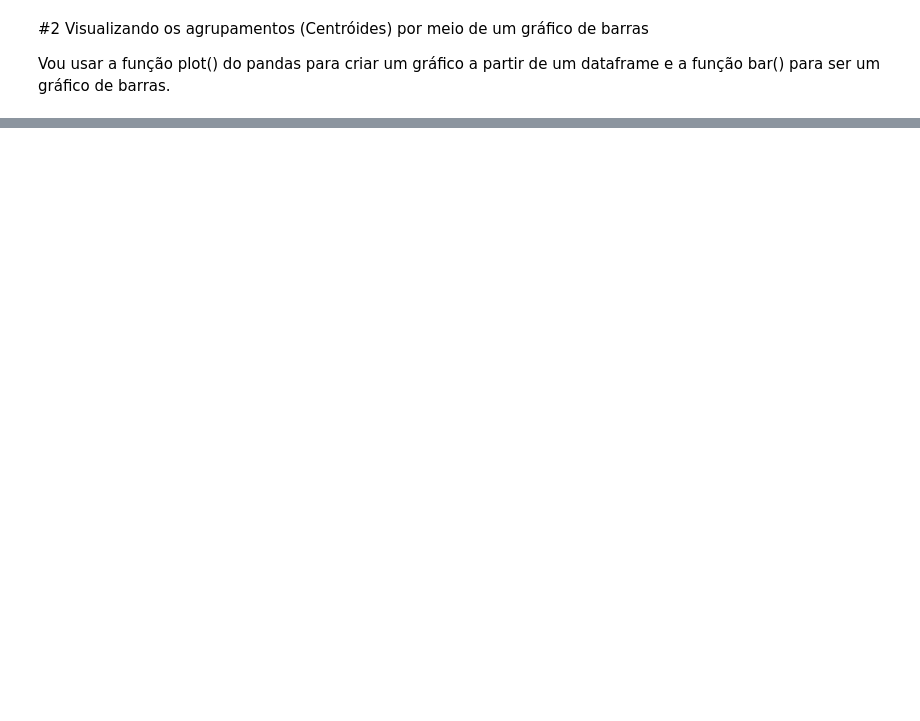
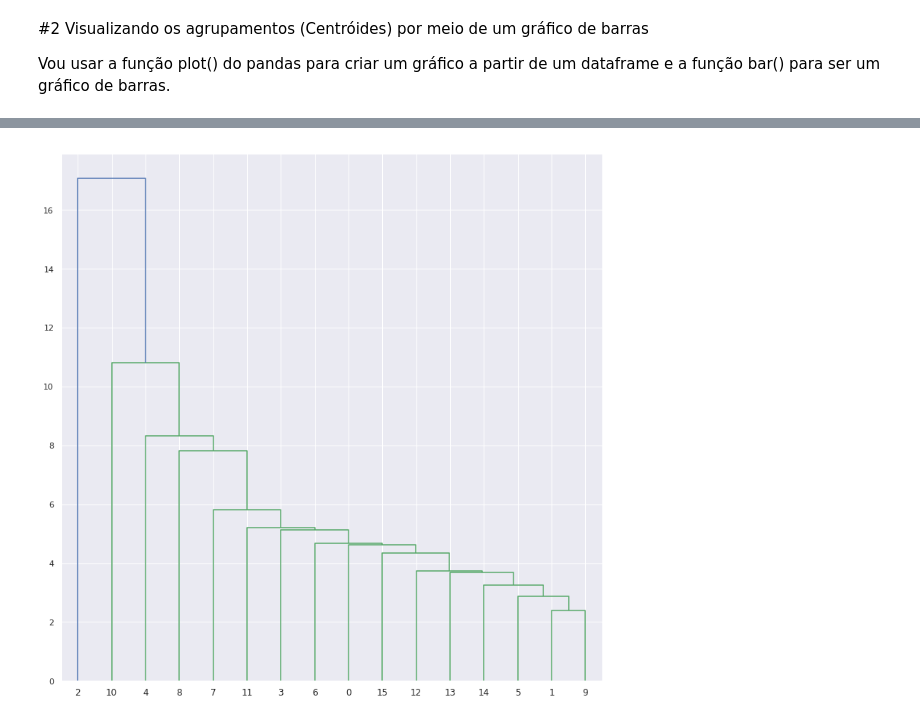
Before and after one commit to pedroAndrad1/introducao_a_aprendizado_nao_supervisionada, a Jupyter notebook: introducao_aprendizado_nao_supervisionado_parte2.ipynb, the cells around one changed output, grey strips where cells are left out. Drawn from its saved outputs; the diff is of its cells as text; code cells hidden in the pictures; blank space fills up the shorter version.

```diff
--- a/introducao_aprendizado_nao_supervisionado_parte2.ipynb
+++ b/introducao_aprendizado_nao_supervisionado_parte2.ipynb
@@ -107,0 +208,13 @@ sns.scatterplot( x = visualizacao[:, 0], y = visualizacao[:, 1] , hue = modelo.l
+# %%
+#Criei um novo modelo KMeans porque a variavel grupos virou um array em algum lugar que não achei.
+modelo = KMeans(n_clusters = 16)
+modelo.fit(genero_escalado)
+
+grupos = pd.DataFrame(modelo.cluster_centers_, columns = genero_dummies.columns)
+
+grupos.transpose().plot.bar(subplots=True,
+               figsize=(25, 50),
+               sharex=False,
+               rot=0)
+
+#Vou plotar tambem um novo grafico de barras pra poder comparar com o dendograma e ver quais generos estao proximos de outros.
@@ -107,0 +240,8 @@ sns.scatterplot( x = visualizacao[:, 0], y = visualizacao[:, 1] , hue = modelo.l
+# %%
+from scipy.cluster.hierarchy import dendrogram, linkage
+
+matriz_de_distancias = linkage(grupos) #Estou passando os grupos criados pelo KMeans. Porque queremos saber a distancia entre os centroides do KMeans.
+
+dendrograma = dendrogram(matriz_de_distancias) #Ele já plota com a atribuicao, estranho.
+# %% [output]
+[figure, added]
```
Also changed, not shown: parts of 13 cells of this notebook.
